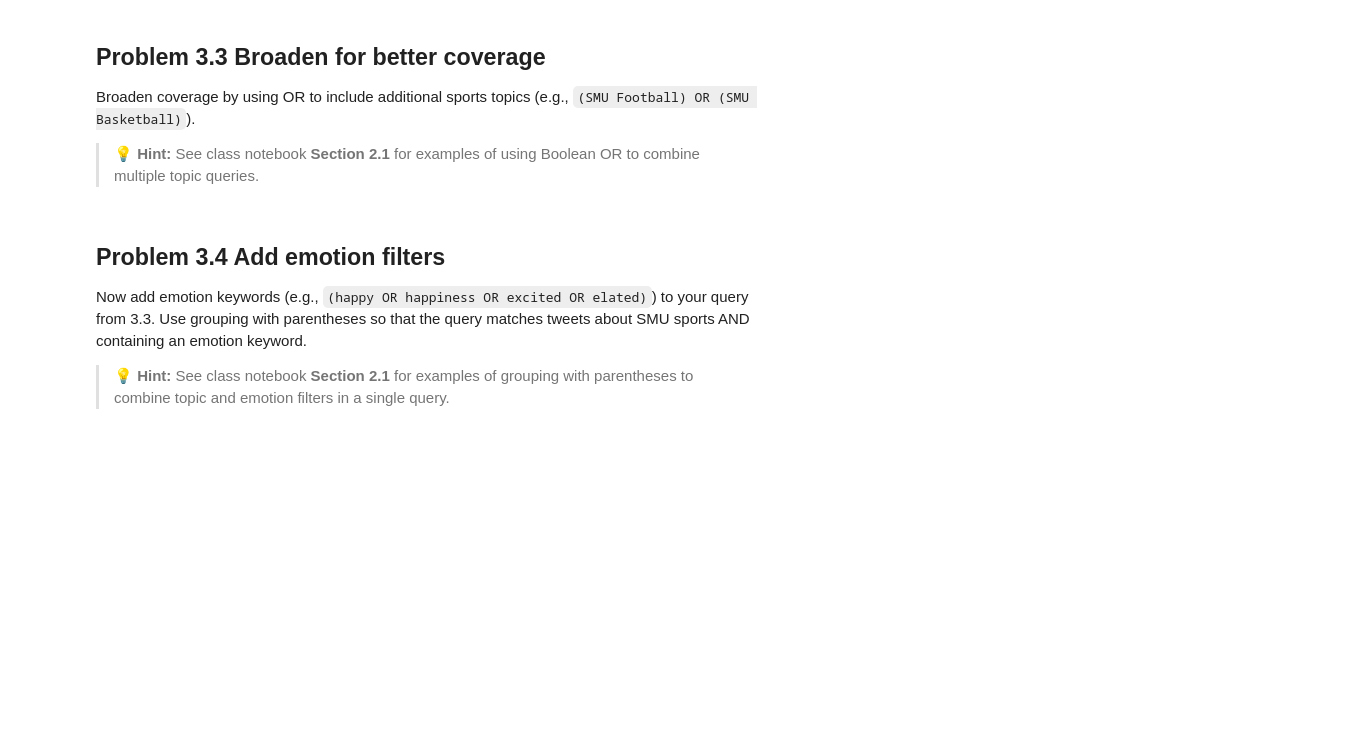
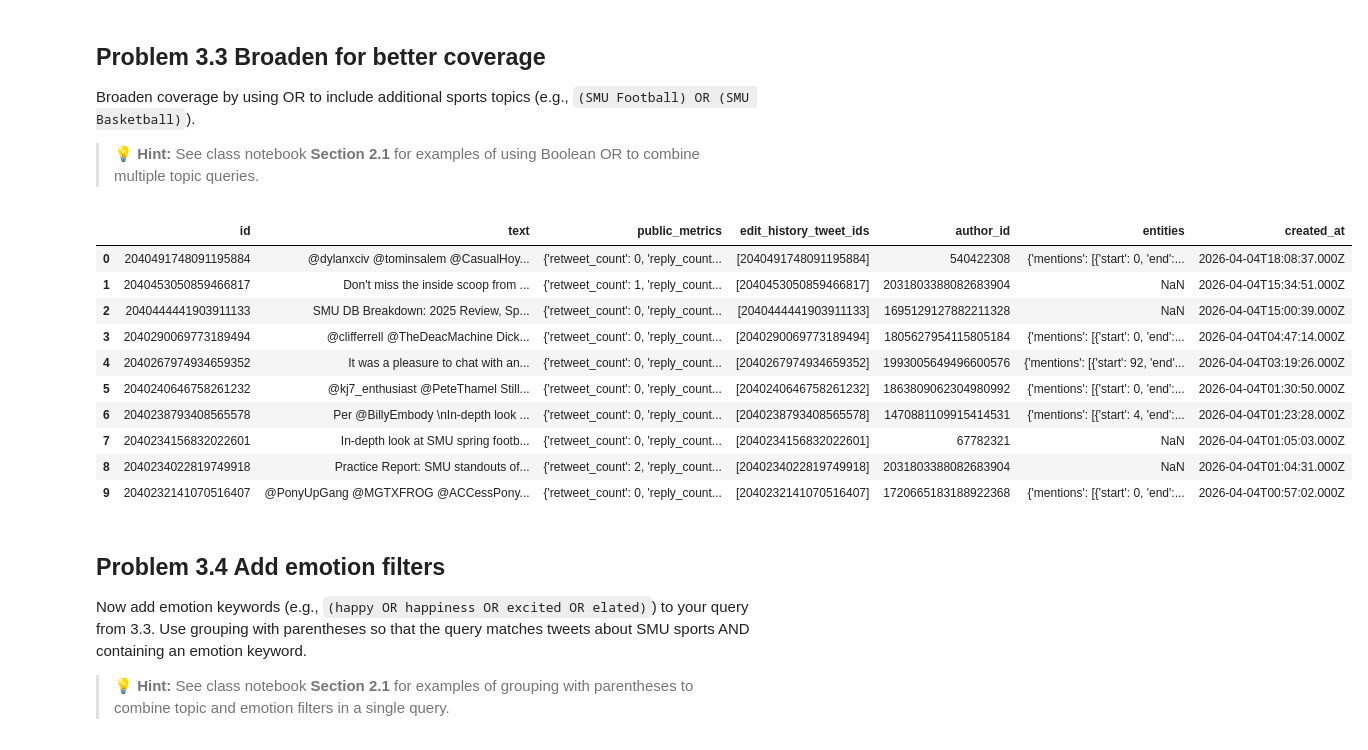
Before and after one commit to erobles600/WebAnalyticsHW, a Jupyter notebook: ITOM6219_HW4.ipynb, the cells around one changed output. Saved outputs shown, nothing was run; the diff lists cells and outputs as text; code cells hidden in the pictures; blank space fills up the shorter version.

```diff
--- a/ITOM6219_HW4.ipynb
+++ b/ITOM6219_HW4.ipynb
@@ -632,12 +651,24 @@ Broaden coverage by using OR to include additional sports topics (e.g., `(SMU Fo
 > 💡 **Hint:** See class notebook **Section 2.1** for examples of using Boolean OR to combine multiple topic queries.
 # %%
 tweets_dict = search_tweets_by_topic(
-    topic="", # Fill in your query here
+    topic="(SMU Football) OR (SMU Basketball)", # Fill in your query here
     include_mentions=False,
     max_results=10
 )
 tweets_df = pd.DataFrame(tweets_dict['data'])
 tweets_df
+# %% [output]
+|  | id | text | public_metrics | edit_history_tweet_ids | author_id | entities | created_at |
+| 0 | 2040491748091195884 | @dylanxciv @tominsalem @CasualHoy... | {'retweet_count': 0, 'reply_count... | [2040491748091195884] | 540422308 | {'mentions': [{'start': 0, 'end':... | 2026-04-04T18:08:37.000Z |
+| 1 | 2040453050859466817 | Don't miss the inside scoop from ... | {'retweet_count': 1, 'reply_count... | [2040453050859466817] | 2031803388082683904 | NaN | 2026-04-04T15:34:51.000Z |
+| 2 | 2040444441903911133 | SMU DB Breakdown: 2025 Review, Sp... | {'retweet_count': 0, 'reply_count... | [2040444441903911133] | 1695129127882211328 | NaN | 2026-04-04T15:00:39.000Z |
+| 3 | 2040290069773189494 | @clifferrell @TheDeacMachine Dick... | {'retweet_count': 0, 'reply_count... | [2040290069773189494] | 1805627954115805184 | {'mentions': [{'start': 0, 'end':... | 2026-04-04T04:47:14.000Z |
+| 4 | 2040267974934659352 | It was a pleasure to chat with an... | {'retweet_count': 0, 'reply_count... | [2040267974934659352] | 1993005649496600576 | {'mentions': [{'start': 92, 'end'... | 2026-04-04T03:19:26.000Z |
+| 5 | 2040240646758261232 | @kj7_enthusiast @PeteThamel Still... | {'retweet_count': 0, 'reply_count... | [2040240646758261232] | 1863809062304980992 | {'mentions': [{'start': 0, 'end':... | 2026-04-04T01:30:50.000Z |
+| 6 | 2040238793408565578 | Per @BillyEmbody \nIn-depth look ... | {'retweet_count': 0, 'reply_count... | [2040238793408565578] | 1470881109915414531 | {'mentions': [{'start': 4, 'end':... | 2026-04-04T01:23:28.000Z |
+| 7 | 2040234156832022601 | In-depth look at SMU spring footb... | {'retweet_count': 0, 'reply_count... | [2040234156832022601] | 67782321 | NaN | 2026-04-04T01:05:03.000Z |
+| 8 | 2040234022819749918 | Practice Report: SMU standouts of... | {'retweet_count': 2, 'reply_count... | [2040234022819749918] | 2031803388082683904 | NaN | 2026-04-04T01:04:31.000Z |
+| 9 | 2040232141070516407 | @PonyUpGang @MGTXFROG @ACCessPony... | {'retweet_count': 0, 'reply_count... | [2040232141070516407] | 1720665183188922368 | {'mentions': [{'start': 0, 'end':... | 2026-04-04T00:57:02.000Z |
 # %% [markdown]
 ## Problem 3.4 Add emotion filters
 
```
Also changed, not shown: parts of 6 cells of this notebook.
